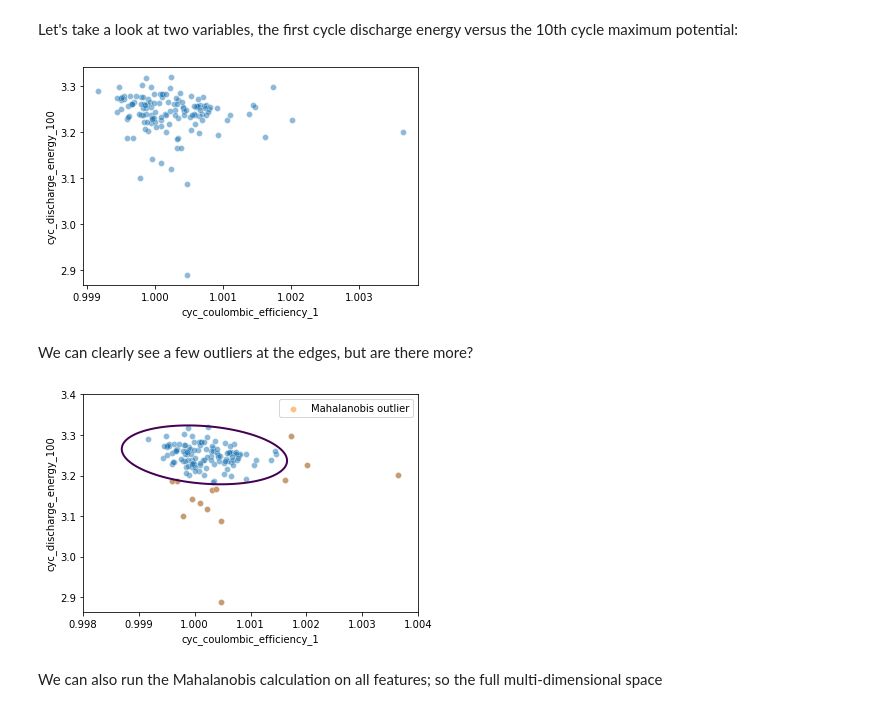
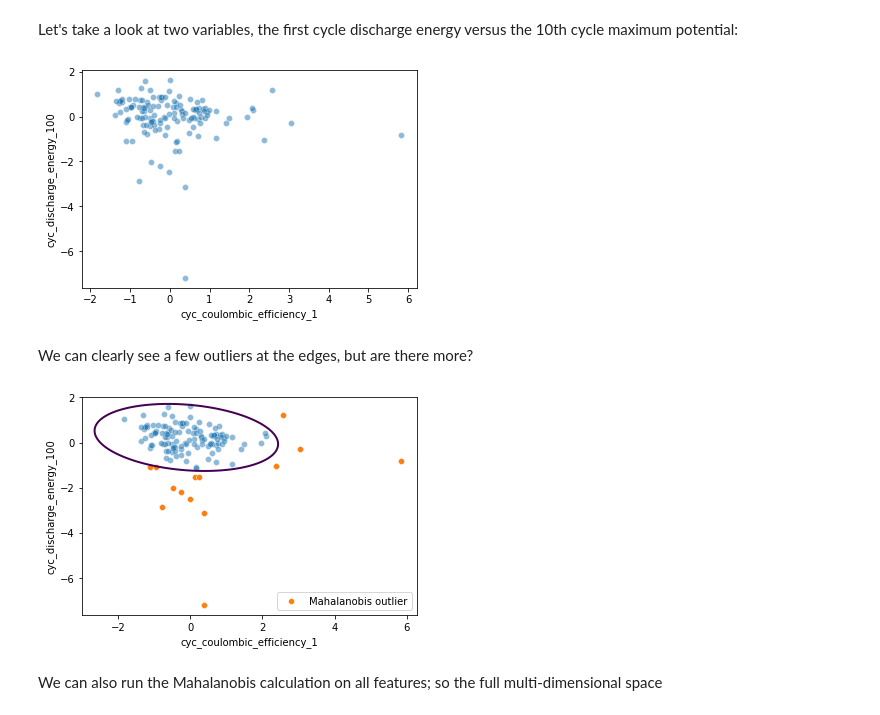
Before and after one commit to Voltaiq/vce_Anomaly-Detection-Tutorial_53f7a033, a Jupyter notebook: Anomaly_Detection_Tutorial.ipynb, the cells around one changed output. Saved outputs shown, nothing was run; the diff lists cells and outputs as text; code cells hidden in the pictures.

Commit message:
update tutorial with exercises and scaled data input

```diff
--- a/Anomaly_Detection_Tutorial.ipynb
+++ b/Anomaly_Detection_Tutorial.ipynb
@@ -253,3 +265,5 @@ scaled_describe_df
+# %%
+two_feature_df = input_df_stats[['cyc_coulombic_efficiency_1','cyc_discharge_energy_100']]
 # %% [markdown]
 ## Statistical approaches
 Anomaly detection has historically been performed using probability and statistical analysis. In this section we will cover three basic statistical approaches for anomaly detection.
@@ -389,13 +395,11 @@ from sklearn.covariance import EllipticEnvelope
 # %% [markdown]
 Let's take a look at two variables, the first cycle discharge energy versus the 10th cycle maximum potential:
 # %%
-_ = sns.scatterplot(x = features_df.cyc_coulombic_efficiency_1, y = features_df.cyc_discharge_energy_100, alpha=0.5)
+_ = sns.scatterplot(x = input_df_stats.cyc_coulombic_efficiency_1, y = input_df_stats.cyc_discharge_energy_100, alpha=0.5)
 # %% [output]
-[figure, old version]
+[figure, new version]
 # %% [markdown]
 We can clearly see a few outliers at the edges, but are there more?
-# %%
-two_feature_df = features_df[['cyc_coulombic_efficiency_1','cyc_discharge_energy_100']]
 # %%
 mahalanobis_2 = EllipticEnvelope(random_state=0).fit(two_feature_df)
 mahalanobis_2_outlier_predict = mahalanobis_2.predict(two_feature_df)
@@ -403,16 +407,16 @@ mahalanobis_2_outlier_predict = mahalanobis_2.predict(two_feature_df)
 mahalanobis_2_outlier = two_feature_df[mahalanobis_2_outlier_predict == -1]
 # %%
 ## Calculations for the decision boundary
-xx1, yy1 = np.meshgrid(np.linspace(.998, 1.004, 500), np.linspace(2.9, 3.4, 500))
+xx1, yy1 = np.meshgrid(np.linspace(-3, 3, 500), np.linspace(-2,2, 500))
 Z1 = mahalanobis_2.decision_function(np.c_[xx1.ravel(), yy1.ravel()])
 Z1 = Z1.reshape(xx1.shape)
 # create the plot
-sns.scatterplot(x = features_df.cyc_coulombic_efficiency_1, y = features_df.cyc_discharge_energy_100, alpha=0.5)
+sns.scatterplot(x = input_df_stats.cyc_coulombic_efficiency_1, y = input_df_stats.cyc_discharge_energy_100, alpha=0.5)
 # plot the decision boundary
 plt.contour(xx1, yy1, Z1, levels=[0], linewidths=2)
-_=sns.scatterplot(x = mahalanobis_2_outlier.cyc_coulombic_efficiency_1, y = mahalanobis_2_outlier.cyc_discharge_energy_100, alpha=0.5,label="Mahalanobis outlier")
+_=sns.scatterplot(x = mahalanobis_2_outlier.cyc_coulombic_efficiency_1, y = mahalanobis_2_outlier.cyc_discharge_energy_100, alpha=1,label="Mahalanobis outlier")
 # %% [output]
-[figure, old version]
+[figure, new version]
 # %% [markdown]
 We can also run the Mahalanobis calculation on all features; so the full multi-dimensional space
 # %%
```
Also changed, not shown: parts of 40 cells of this notebook.
